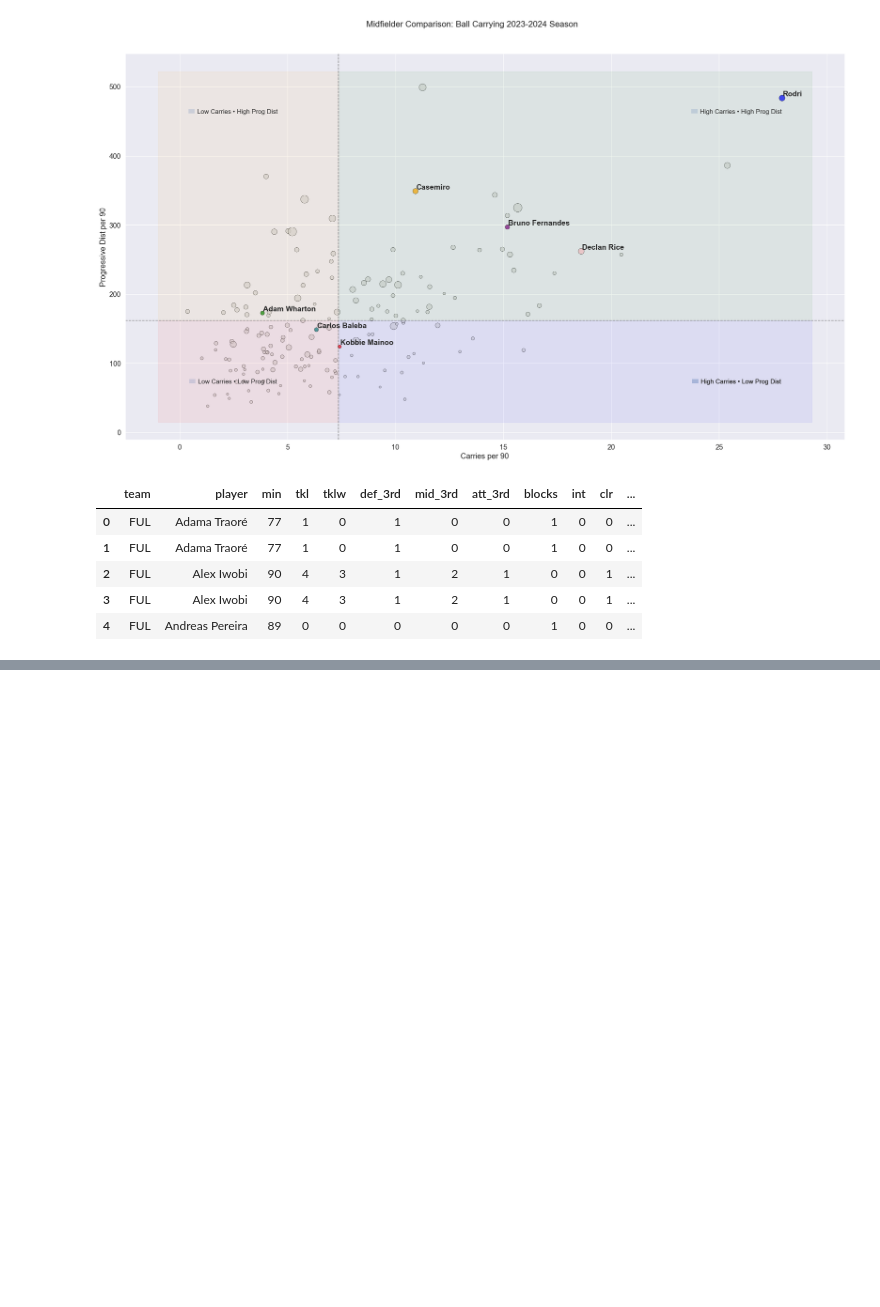
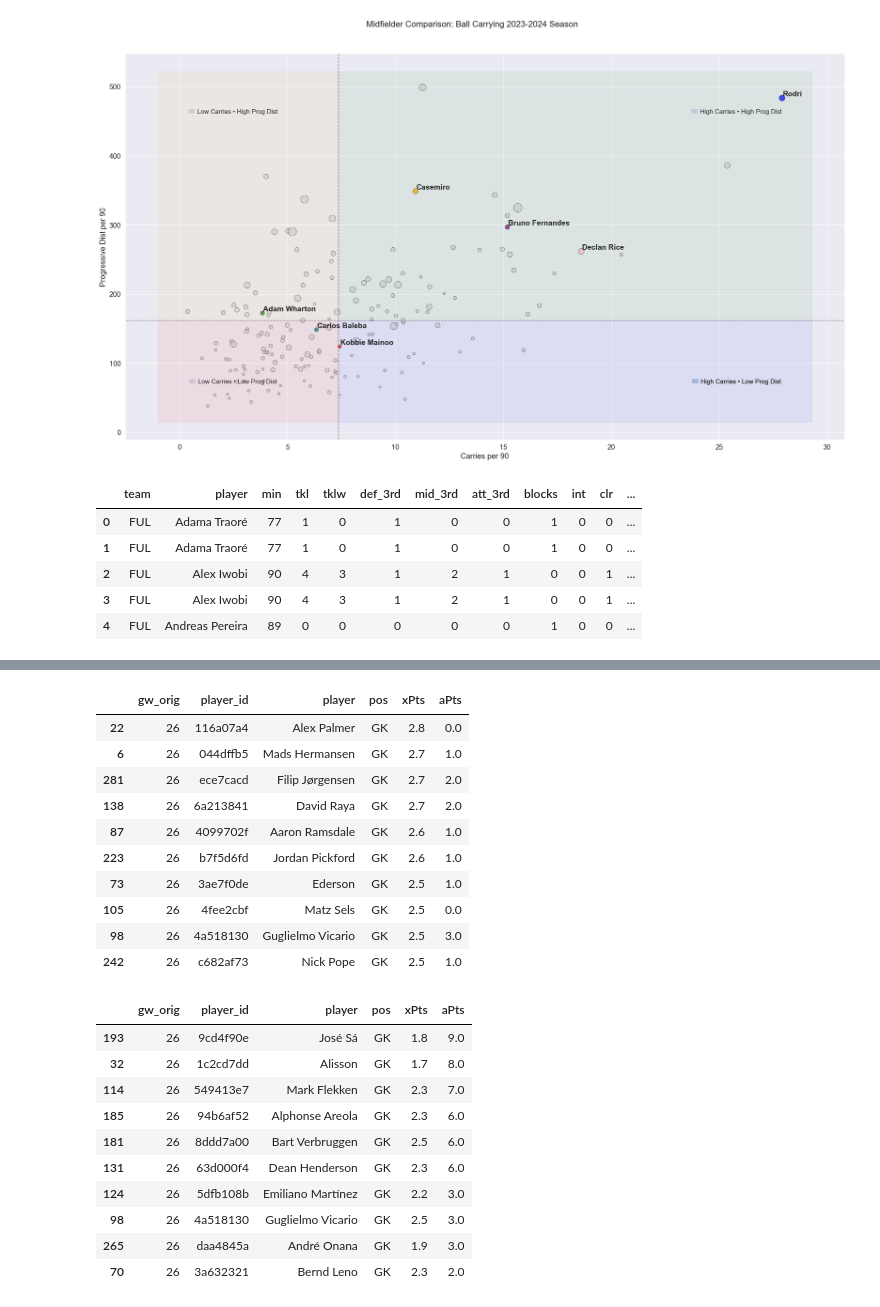
Before and after one commit to Ukandu20/FPL_Assistant, a Jupyter notebook: notebooks/analysis.ipynb, the cells around one changed output, grey strips where cells are left out. Drawn from its saved outputs; the diff is of its cells as text; code cells hidden in the pictures; blank space fills up the shorter version.

Commit message:
chore: update analysis notebook for improved data processing and visualization

```diff
--- a/notebooks/analysis.ipynb
+++ b/notebooks/analysis.ipynb
@@ -407,3 +407,7 @@ display(def_df.head())
 | 2 | FUL | Alex Iwobi | 90 | 4 | 3 | 1 | 2 | 1 | 0 | 0 | 1 | ... |
 | 3 | FUL | Alex Iwobi | 90 | 4 | 3 | 1 | 2 | 1 | 0 | 0 | 1 | ... |
 | 4 | FUL | Andreas Pereira | 89 | 0 | 0 | 0 | 0 | 0 | 1 | 0 | 0 | ... |
+# %%
+exp_pts = pd.read_csv("../data/models/expected_points/v2/expected_points.csv", usecols=["player_id", "player", "xPts", "aPts", "pos", "gw_orig"]).sort_values(by=["gw_orig"], ascending=True).drop_duplicates(subset=["player_id"])
+
+display(exp_pts.head())
@@ -409,0 +421,29 @@ display(def_df.head())
+# %%
+gw_26 = exp_pts.loc[exp_pts["gw_orig"]==26].copy()
+
+mid_26 = gw_26.loc[gw_26["pos"]=="GK"].copy()
+display(mid_26.sort_values(by="xPts", ascending=False).head(10))
+display(mid_26.sort_values(by="aPts", ascending=False).head(10))
+# %% [output]
+|  | gw_orig | player_id | player | pos | xPts | aPts |
+| 22 | 26 | 116a07a4 | Alex Palmer | GK | 2.8 | 0.0 |
+| 6 | 26 | 044dffb5 | Mads Hermansen | GK | 2.7 | 1.0 |
+| 281 | 26 | ece7cacd | Filip Jørgensen | GK | 2.7 | 2.0 |
+| 138 | 26 | 6a213841 | David Raya | GK | 2.7 | 2.0 |
+| 87 | 26 | 4099702f | Aaron Ramsdale | GK | 2.6 | 1.0 |
+| 223 | 26 | b7f5d6fd | Jordan Pickford | GK | 2.6 | 1.0 |
+| 73 | 26 | 3ae7f0de | Ederson | GK | 2.5 | 1.0 |
+| 105 | 26 | 4fee2cbf | Matz Sels | GK | 2.5 | 0.0 |
+| 98 | 26 | 4a518130 | Guglielmo Vicario | GK | 2.5 | 3.0 |
+| 242 | 26 | c682af73 | Nick Pope | GK | 2.5 | 1.0 |
+|  | gw_orig | player_id | player | pos | xPts | aPts |
+| 193 | 26 | 9cd4f90e | José Sá | GK | 1.8 | 9.0 |
+| 32 | 26 | 1c2cd7dd | Alisson | GK | 1.7 | 8.0 |
+| 114 | 26 | 549413e7 | Mark Flekken | GK | 2.3 | 7.0 |
+| 185 | 26 | 94b6af52 | Alphonse Areola | GK | 2.3 | 6.0 |
+| 181 | 26 | 8ddd7a00 | Bart Verbruggen | GK | 2.5 | 6.0 |
+| 131 | 26 | 63d000f4 | Dean Henderson | GK | 2.3 | 6.0 |
+| 124 | 26 | 5dfb108b | Emiliano Martínez | GK | 2.2 | 3.0 |
+| 98 | 26 | 4a518130 | Guglielmo Vicario | GK | 2.5 | 3.0 |
+| 265 | 26 | daa4845a | André Onana | GK | 1.9 | 3.0 |
+| 70 | 26 | 3a632321 | Bernd Leno | GK | 2.3 | 2.0 |
```
Also changed, not shown: parts of 1 cell of this notebook.
